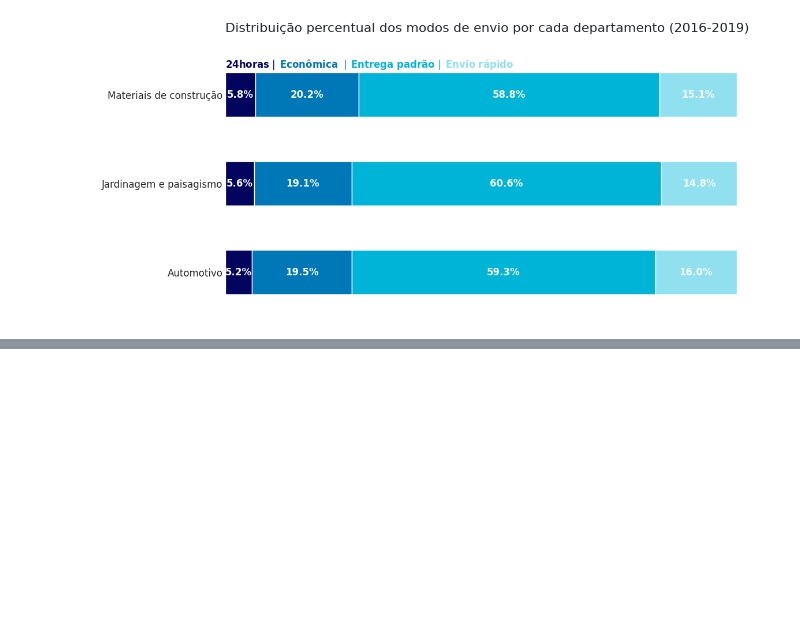
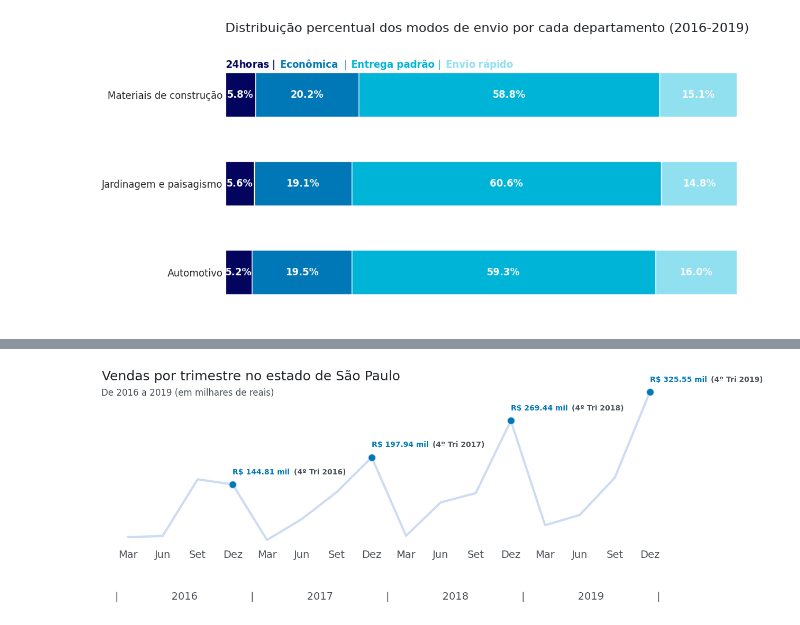
Before and after one commit to Matheus-Pombeiro/dataviz_comparison_distribution_charts, a Jupyter notebook: comparison_distribution_charts.ipynb, the cells around one changed output, grey strips where cells are left out. Saved outputs shown, nothing was run; the diff lists cells and outputs as text; code cells hidden in the pictures; blank space fills up the shorter version.

```diff
--- a/comparison_distribution_charts.ipynb
+++ b/comparison_distribution_charts.ipynb
@@ -876,0 +879,10 @@ fig = ax.get_figure()
+# %%
+# Criando um df e selecionando os dados
+df_sp = vendas.copy()
+df_sp = df_sp.query('estado == "São Paulo"')[["data_pedido", "vendas"]]
+
+# Agrupando os dados por trimestre e arredondando os valores para milhares
+df_sp.set_index('data_pedido', inplace=True)
+df_sp['vendas'] = round(df_sp['vendas'] / 1e3, 2)
+df_sp = df_sp.resample('QE').agg('sum')
+df_sp
@@ -876,0 +908,9 @@ fig = ax.get_figure()
+# %%
+# Resetando o index
+df_sp = df_sp.reset_index()
+
+# Definindo como df
+df_sp.columns = ['data_pedido', 'vendas']
+
+# Exibindo o df
+df_sp
@@ -876,0 +935,49 @@ fig = ax.get_figure()
+# %%
+import matplotlib.dates as mdates
+
+def grafico_vendas_sp_tri():
+
+    import matplotlib.pyplot as plt
+
+
+    fig, ax = plt.subplots(figsize=(14,4))
+
+
+    pontos_a_marcar = [True if mes == 12 else False for mes in df_sp["data_pedido"].dt.month]
+
+    ax.plot(df_sp["data_pedido"], df_sp["vendas"], lw = 3, color = AZUL5, marker = "o", markersize = 10, markerfacecolor = AZUL2, markevery =  pontos_a_marcar)
+
+    ax.set_title('Vendas por trimestre no estado de São Paulo', fontsize = 18, color = CINZA1, loc='left')
+    ax.text(0.3, 0.95, "De 2016 a 2019 (em milhares de reais)", transform=ax.transAxes, color= CINZA2, fontsize=12, ha='right', va='center')
+    ax.set_xlabel('')
+    ax.set_ylabel('')
+    ax.set_yticklabels([])
+    ax.set_frame_on(False)
+    ax.xaxis.set_tick_params(labelsize=14, labelcolor = CINZA2)
+
+    ax.tick_params(axis='both', which='both', length=0)
+
+    ## Ajustes no eixo x
+    # Definindo o intervalo em trimestres e colocando os nomes dos meses nos labels
+    ax.xaxis.set_major_locator(mdates.MonthLocator(interval = 3))
+    ax.xaxis.set_major_formatter(mdates.DateFormatter("%b"))
+    x_labels = ["Mar", "Jun", "Set", "Dez"] * 4
+    ax.set_xticks(df_sp.data_pedido)
+    ax.set_xticklabels(x_labels, ha = "center")
+
+    # # Ajustando o eixo x colocando um nível acima de granularidade por meio da exibição do ano
+    texto = [16*" " + str(i) + 16*" " for i in range(2016, 2020)]
+    ax.text(ax.get_xbound()[0] + 35, - 80, f'|{texto[0]}|{texto[1]}|{texto[2]}|{texto[3]}|', fontsize=14, color=CINZA2)
+
+    # # Destacando os valores do 4º trimestre
+    ano = 0
+    for i in range(3, len(df_sp["vendas"]), 4):
+      ax.text(x = ax.get_xticks()[i], y = df_sp["vendas"][i] + 20, s = f"R$ {df_sp['vendas'][i]} mil", color = AZUL2, weight = "bold", fontsize = 10)
+      ax.text(x = ax.get_xticks()[i] + 160, y = df_sp["vendas"][i] + 20, s = f"(4º Tri {2016 + ano})", color = CINZA2, weight = "bold", fontsize = 10)
+      ano +=1
+
+    fig = ax.get_figure()
+
+grafico_vendas_sp_tri()
+# %% [output]
+[figure, added]
```
Also changed, not shown: parts of 15 cells of this notebook.
